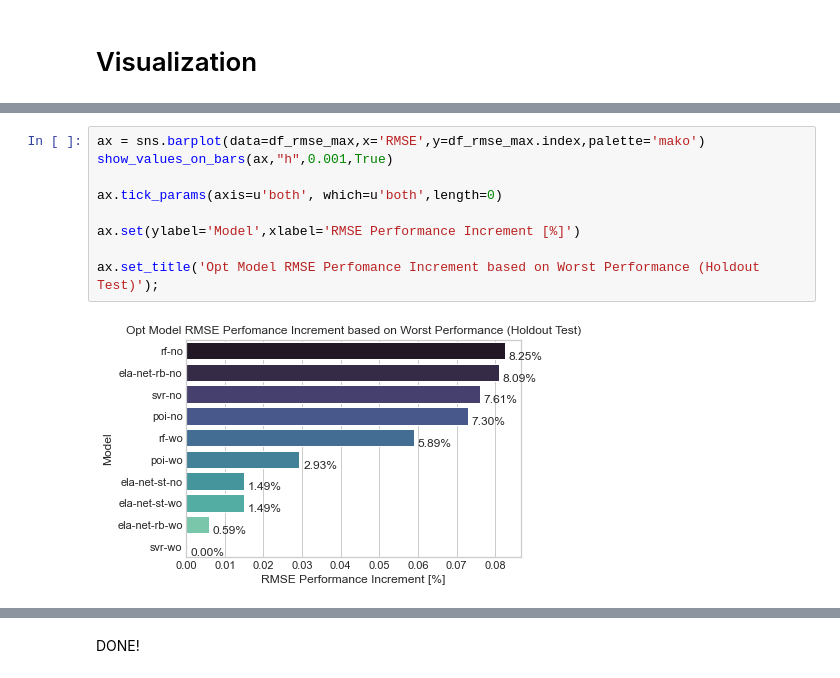
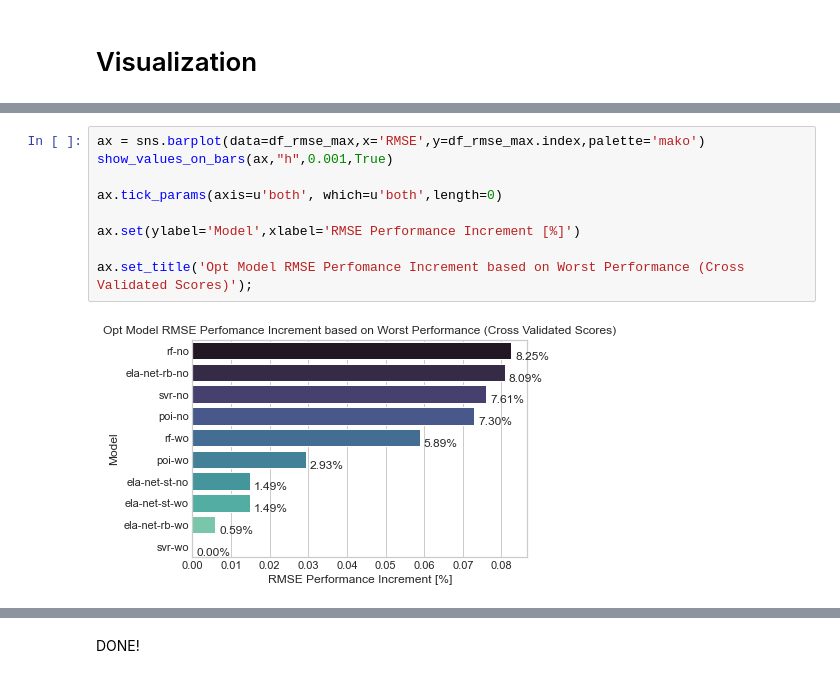
Before and after one commit to luiul/statistics-meets-logistics, a Jupyter notebook: 1-dl-project/dl-9-score-analysis.ipynb, the cells around one changed output, grey strips where cells are left out. Saved outputs shown, nothing was run; the diff lists cells and outputs as text.

```diff
--- a/1-dl-project/dl-9-score-analysis.ipynb
+++ b/1-dl-project/dl-9-score-analysis.ipynb
@@ -211,14 +211,14 @@ axes[0].set_title('Cross Validated Model Perfomance Decline based on Best Perfor
 # %%
 ax = sns.barplot(data=df_rmse_max,x='RMSE',y=df_rmse_max.index,palette='mako')
 show_values_on_bars(ax,"h",0.001,True)
 
 ax.tick_params(axis=u'both', which=u'both',length=0)
 
 ax.set(ylabel='Model',xlabel='RMSE Performance Increment [%]')
 
-ax.set_title('Opt Model RMSE Perfomance Increment based on Worst Performance (Holdout Test)');
+ax.set_title('Opt Model RMSE Perfomance Increment based on Worst Performance (Cross Validated Scores)');
 # %% [output]
-[figure, old version]
+[figure, new version]
 # %%
 fig,axes = plt.subplots(nrows=3, ncols=1,figsize=(16,20))
 
```
Also changed, not shown: parts of 9 cells of this notebook, 4 other files.
